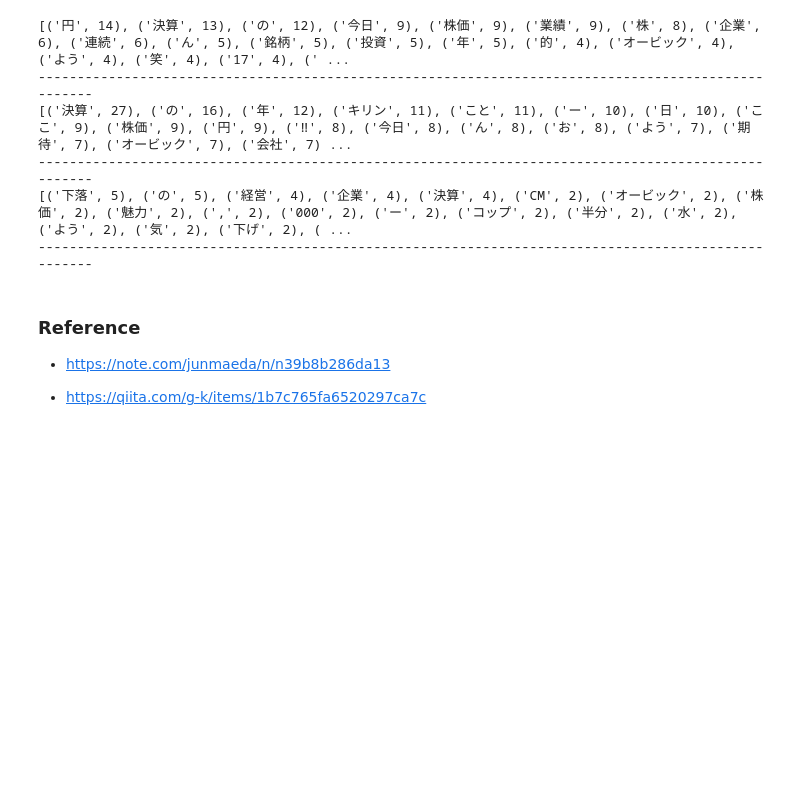
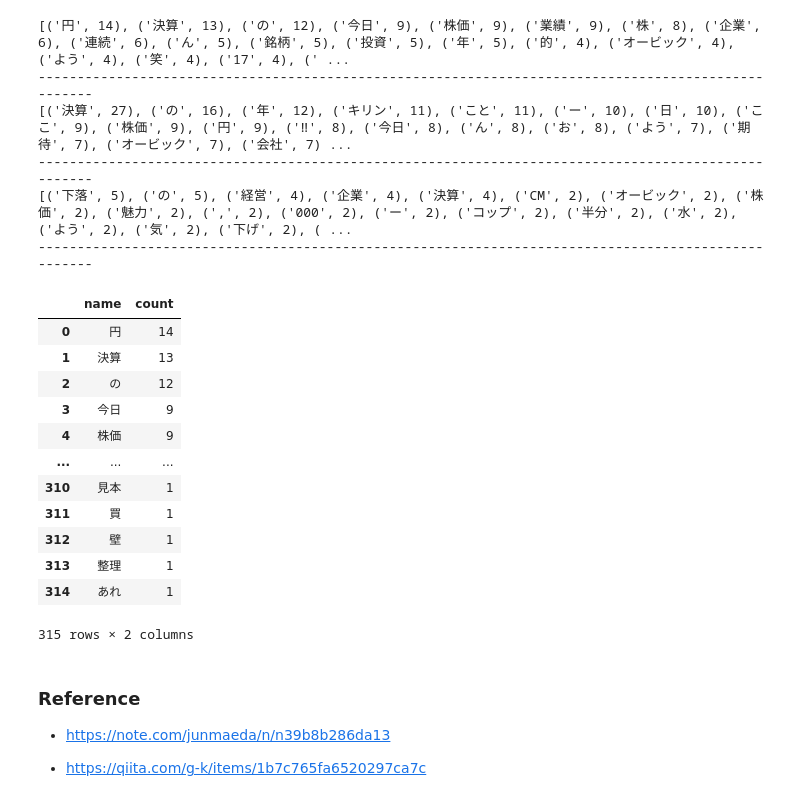
Before and after one commit to tamtam-fitness/KawaseSeminarProgrammingMaterials, a Jupyter notebook: Kawase Seminar06/KawaseSeminar06_2.ipynb, the cells around one changed output. Saved outputs shown, nothing was run; the diff lists cells and outputs as text; code cells hidden in the pictures; blank space fills up the shorter version.

```diff
--- a/Kawase Seminar06/KawaseSeminar06_2.ipynb
+++ b/Kawase Seminar06/KawaseSeminar06_2.ipynb
@@ -272,6 +259,10 @@ tagger = MeCab.Tagger("-Ochasen")
 def convert_text_nouns(text) :
     nouns = [line.split()[0] for line in tagger.parse(text).splitlines() if "名詞" in line.split()[-1]]
     return nouns
+
+#0: plus, 2: normal, 3: minus
+df_list = []
+
 
 for data in [plus, normal, minus]:
     data["splited_data"] = data["Text"].map(convert_text_nouns)
@@ -287,6 +278,21 @@ for data in [plus, normal, minus]:
 
     score_sorted = sorted(word_counts.items(), key=lambda x:x[1], reverse=True)
 
+    tmp_df = pd.DataFrame()
+
+    k_list = []
+    v_lsit = []
+
+    for k_and_v in score_sorted :
+      k = k_and_v[0]
+      v = k_and_v[1]
+      k_list.append(k)
+      v_lsit.append(v)
+
+    tmp_df["name"] = k_list
+    tmp_df["count"] = v_lsit
+    df_list.append(tmp_df)
+
     print(score_sorted)
     print("-" * 100)
 # %% [output]
@@ -296,6 +302,22 @@ for data in [plus, normal, minus]:
 ----------------------------------------------------------------------------------------------------
 [('下落', 5), ('の', 5), ('経営', 4), ('企業', 4), ('決算', 4), ('CM', 2), ('オービック', 2), ('株価', 2), ('魅力', 2), (',', 2), ('000', 2), ('ー', 2), ('コップ', 2), ('半分', 2), ('水', 2), ('よう', 2), ('気', 2), ('下げ', 2), ( ...
 ----------------------------------------------------------------------------------------------------
+# %%
+df_list[0]
+# %% [output]
+|  | name | count |
+| 0 | 円 | 14 |
+| 1 | 決算 | 13 |
+| 2 | の | 12 |
+| 3 | 今日 | 9 |
+| 4 | 株価 | 9 |
+| ... | ... | ... |
+| 310 | 見本 | 1 |
+| 311 | 買 | 1 |
+| 312 | 壁 | 1 |
+| 313 | 整理 | 1 |
+| 314 | あれ | 1 |
+315 rows × 2 columns
 # %% [markdown]
 ### Reference
 - https://note.com/junmaeda/n/n39b8b286da13
```
Also changed, not shown: parts of 10 cells of this notebook, 1 other file.
